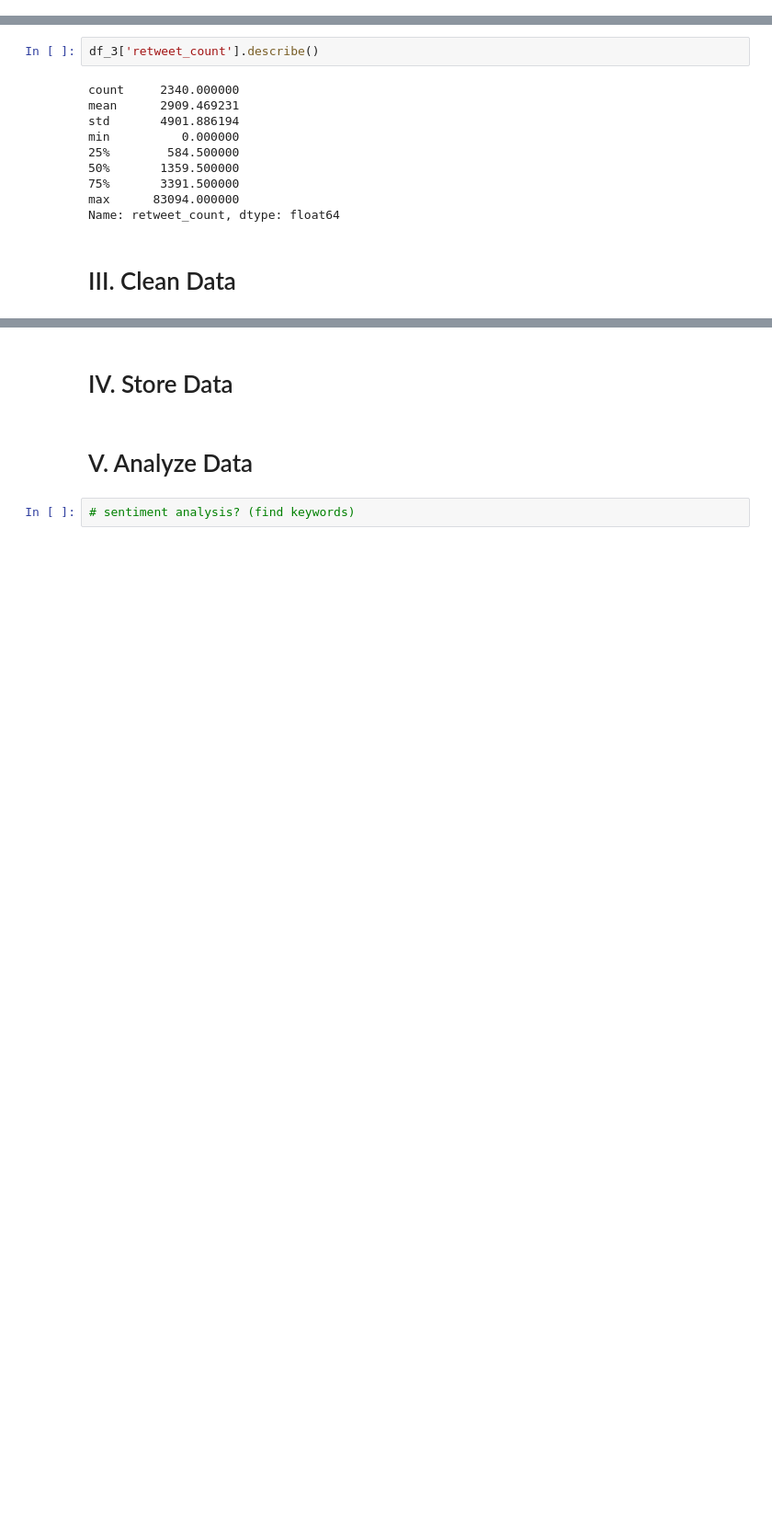
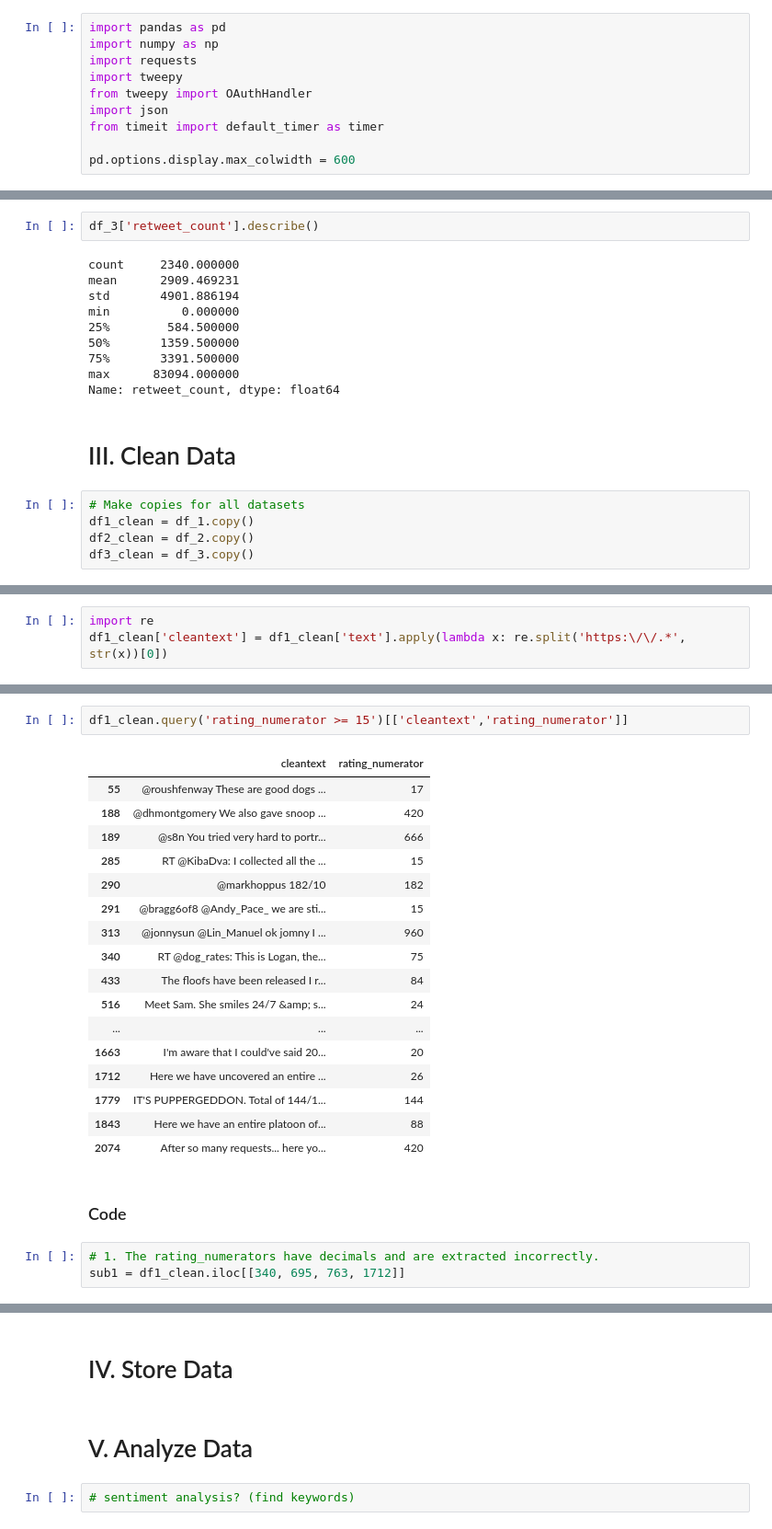
Before and after one commit to jemc36/Udacity-DAND-DataWrangling-TwitterAPI-WeRateDogs, a Jupyter notebook: wrangle_act.ipynb, the cells around one changed output, grey strips where cells are left out. Shown at 92% size. Cells and saved outputs as stored; diff of their text form; blank space fills up the shorter version.

Commit message:
Clean data by correcting the numerator of the ratings.

```diff
--- a/wrangle_act.ipynb
+++ b/wrangle_act.ipynb
@@ -6,3 +3,13 @@ import numpy as np
+# %%
+import pandas as pd
+import numpy as np
+import requests
+import tweepy
+from tweepy import OAuthHandler
+import json
+from timeit import default_timer as timer
+
+pd.options.display.max_colwidth = 600
 # %%
 # Data 1: Enhanced Twitter Archive: extract from text to get rating, dog name, dog stage, 2356 out of 5000+ with non-missing ratings
 df_1 = pd.read_csv('twitter-archive-enhanced.csv')
@@ -276,3 +263,8 @@ max      83094.000000
 Name: retweet_count, dtype: float64
 # %% [markdown]
 # III. Clean Data
+# %%
+# Make copies for all datasets
+df1_clean = df_1.copy()
+df2_clean = df_2.copy()
+df3_clean = df_3.copy()
@@ -278,0 +280,3 @@ Name: retweet_count, dtype: float64
+# %%
+import re
+df1_clean['cleantext'] = df1_clean['text'].apply(lambda x: re.split('https:\/\/.*', str(x))[0])
@@ -278,0 +301,25 @@ Name: retweet_count, dtype: float64
+# %%
+df1_clean.query('rating_numerator >= 15')[['cleantext','rating_numerator']]
+# %% [output]
+|  | cleantext | rating_numerator |
+| 55 | @roushfenway These are good dogs ... | 17 |
+| 188 | @dhmontgomery We also gave snoop ... | 420 |
+| 189 | @s8n You tried very hard to portr... | 666 |
+| 285 | RT @KibaDva: I collected all the ... | 15 |
+| 290 | @markhoppus 182/10 | 182 |
+| 291 | @bragg6of8 @Andy_Pace_ we are sti... | 15 |
+| 313 | @jonnysun @Lin_Manuel ok jomny I ... | 960 |
+| 340 | RT @dog_rates: This is Logan, the... | 75 |
+| 433 | The floofs have been released I r... | 84 |
+| 516 | Meet Sam. She smiles 24/7 &amp; s... | 24 |
+| ... | ... | ... |
+| 1663 | I'm aware that I could've said 20... | 20 |
+| 1712 | Here we have uncovered an entire ... | 26 |
+| 1779 | IT'S PUPPERGEDDON. Total of 144/1... | 144 |
+| 1843 | Here we have an entire platoon of... | 88 |
+| 2074 | After so many requests... here yo... | 420 |
+# %% [markdown]
+### Code
+# %%
+# 1. The rating_numerators have decimals and are extracted incorrectly.
+sub1 = df1_clean.iloc[[340, 695, 763, 1712]]
```
Also changed, not shown: parts of 19 cells of this notebook.
